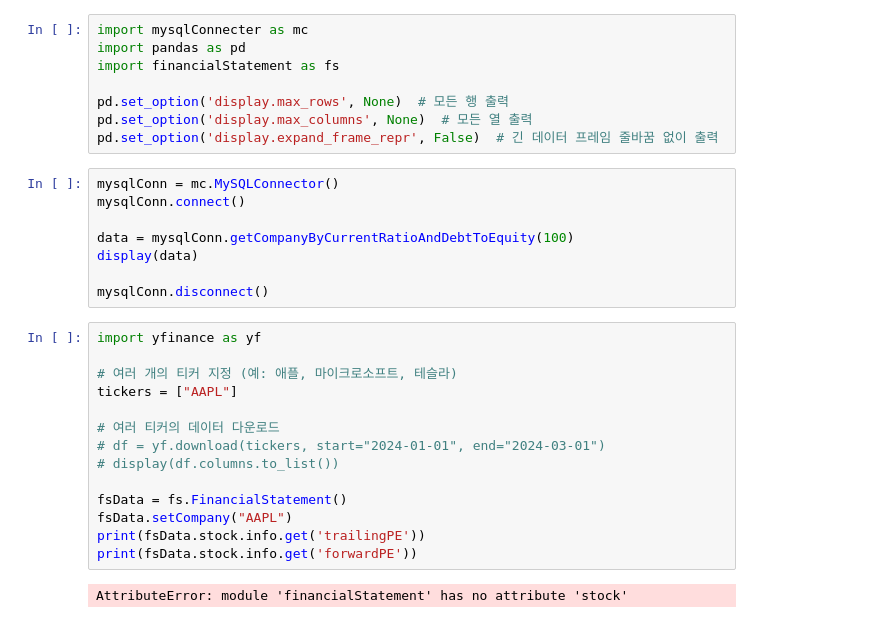
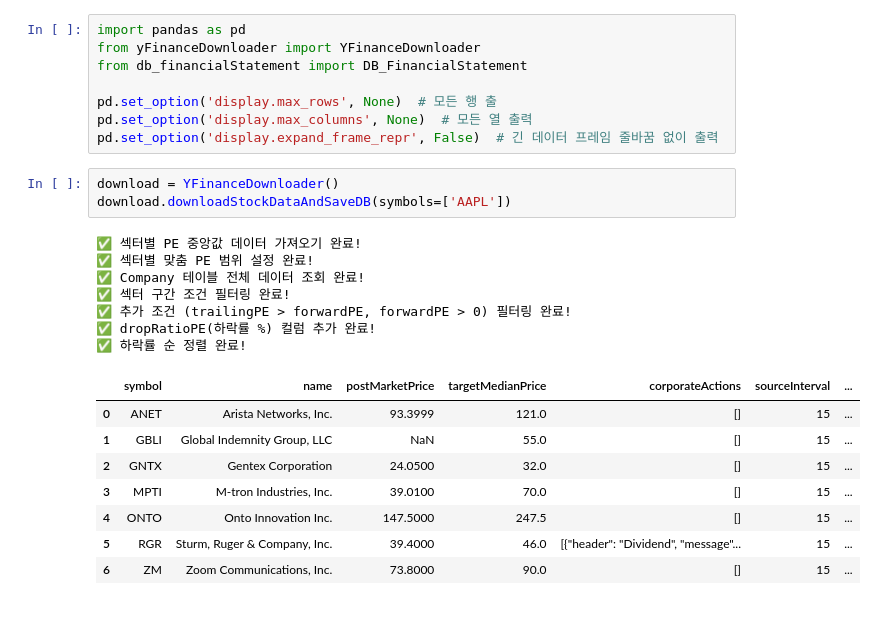
Before and after one commit to KKangTaee/Finance, a Jupyter notebook: main.ipynb, the cells around one changed output. Saved outputs shown, nothing was run; the diff lists cells and outputs as text.

```diff
--- a/main.ipynb
+++ b/main.ipynb
@@ -1,32 +1,27 @@
 # %%
-import mysqlConnecter as mc
 import pandas as pd
-import financialStatement as fs
+from yFinanceDownloader import YFinanceDownloader
+from db_financialStatement import DB_FinancialStatement
 
-pd.set_option('display.max_rows', None)  # 모든 행 출력
+pd.set_option('display.max_rows', None)  # 모든 행 출
 pd.set_option('display.max_columns', None)  # 모든 열 출력
 pd.set_option('display.expand_frame_repr', False)  # 긴 데이터 프레임 줄바꿈 없이 출력
-# %%
-mysqlConn = mc.MySQLConnector()
-mysqlConn.connect()
-
-data = mysqlConn.getCompanyByCurrentRatioAndDebtToEquity(100)
-display(data)
-
-mysqlConn.disconnect()
-# %%
-import yfinance as yf
-
-# 여러 개의 티커 지정 (예: 애플, 마이크로소프트, 테슬라)
-tickers = ["AAPL"]
-
-# 여러 티커의 데이터 다운로드
-# df = yf.download(tickers, start="2024-01-01", end="2024-03-01")
-# display(df.columns.to_list())
-
-fsData = fs.FinancialStatement()
-fsData.setCompany("AAPL")
-print(fsData.stock.info.get('trailingPE'))
-print(fsData.stock.info.get('forwardPE'))
-# %% [output]
-AttributeError: module 'financialStatement' has no attribute 'stock'
+# %%
+download = YFinanceDownloader()
+download.downloadStockDataAndSaveDB(symbols=['AAPL'])
+# %% [output]
+✅ 섹터별 PE 중앙값 데이터 가져오기 완료!
+✅ 섹터별 맞춤 PE 범위 설정 완료!
+✅ Company 테이블 전체 데이터 조회 완료!
+✅ 섹터 구간 조건 필터링 완료!
+✅ 추가 조건 (trailingPE > forwardPE, forwardPE > 0) 필터링 완료!
+✅ dropRatioPE(하락률 %) 컬럼 추가 완료!
+✅ 하락률 순 정렬 완료!
+|  | symbol | name | postMarketPrice | targetMedianPrice | corporateActions | sourceInterval | ... |
+| 0 | ANET | Arista Networks, Inc. | 93.3999 | 121.0 | [] | 15 | ... |
+| 1 | GBLI | Global Indemnity Group, LLC | NaN | 55.0 | [] | 15 | ... |
+| 2 | GNTX | Gentex Corporation | 24.0500 | 32.0 | [] | 15 | ... |
+| 3 | MPTI | M-tron Industries, Inc. | 39.0100 | 70.0 | [] | 15 | ... |
+| 4 | ONTO | Onto Innovation Inc. | 147.5000 | 247.5 | [] | 15 | ... |
+| 5 | RGR | Sturm, Ruger & Company, Inc. | 39.4000 | 46.0 | [{"header": "Dividend", "message"... | 15 | ... |
+| 6 | ZM | Zoom Communications, Inc. | 73.8000 | 90.0 | [] | 15 | ... |
```
Also changed, not shown: 8 other files.
